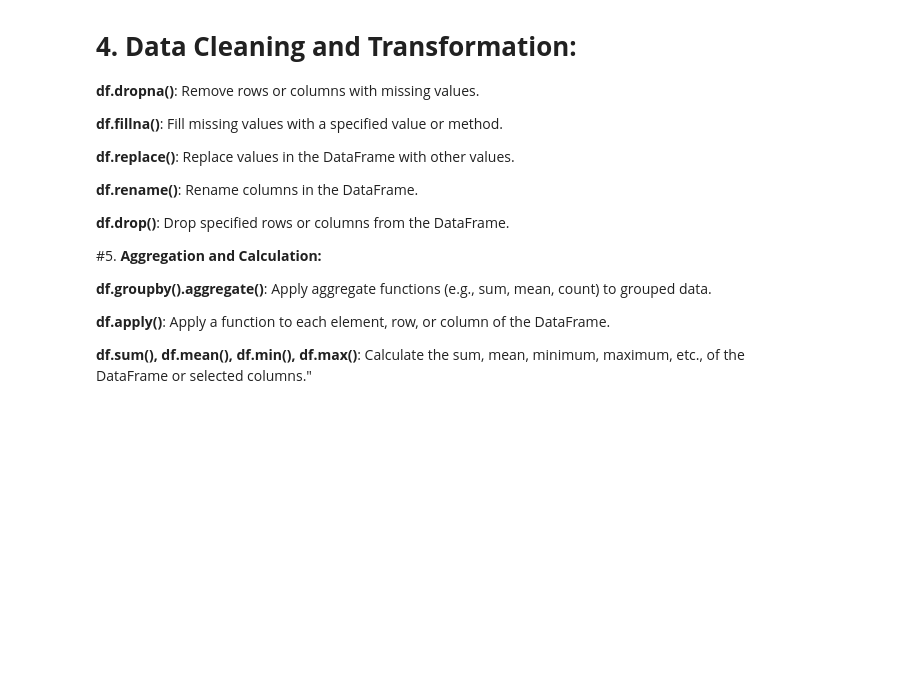
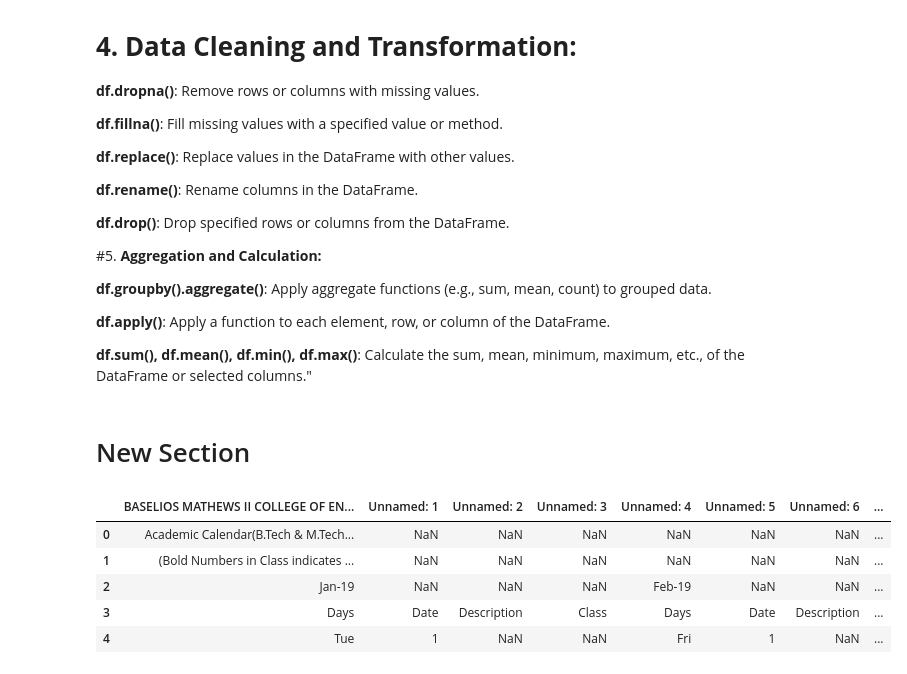
Before and after one commit to rosemarythomas994/pandaslearning, a Jupyter notebook: panda.ipynb, the cells around one changed output. Drawn from its saved outputs; the diff is of its cells as text; code cells hidden in the pictures; blank space fills up the shorter version.

```diff
--- a/panda.ipynb
+++ b/panda.ipynb
@@ -61,3 +63,17 @@
 **df.apply()**: Apply a function to each element, row, or column of the DataFrame.
 
 **df.sum(), df.mean(), df.min(), df.max()**: Calculate the sum, mean, minimum, maximum, etc., of the DataFrame or selected columns."
+# %% [markdown]
+# New Section
+# %%
+import pandas as pd
+
+data= pd.read_excel("/content/drive/Shareddrives/NBA/academic calender/18-19 EVEN/2018-19 EVEN SEM BMC RevisedAcademicCalender Jan-Aug 2019.xlsx")
+data.head()
+# %% [output]
+|  | BASELIOS MATHEWS II COLLEGE OF EN... | Unnamed: 1 | Unnamed: 2 | Unnamed: 3 | Unnamed: 4 | Unnamed: 5 | Unnamed: 6 | ... |
+| 0 | Academic Calendar(B.Tech & M.Tech... | NaN | NaN | NaN | NaN | NaN | NaN | ... |
+| 1 | (Bold Numbers in Class indicates ... | NaN | NaN | NaN | NaN | NaN | NaN | ... |
+| 2 | Jan-19 | NaN | NaN | NaN | Feb-19 | NaN | NaN | ... |
+| 3 | Days | Date | Description | Class | Days | Date | Description | ... |
+| 4 | Tue | 1 | NaN | NaN | Fri | 1 | NaN | ... |
```
Also changed, not shown: parts of 2 cells of this notebook.
